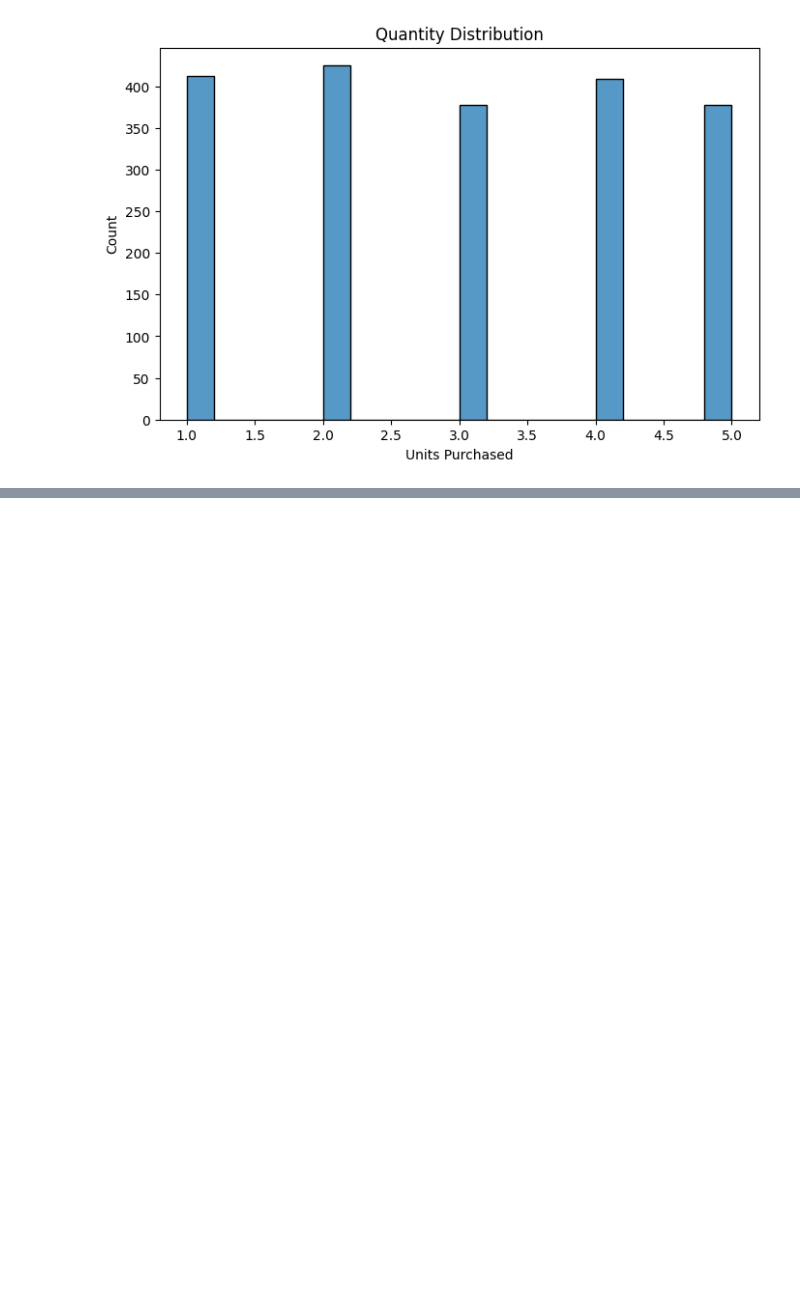
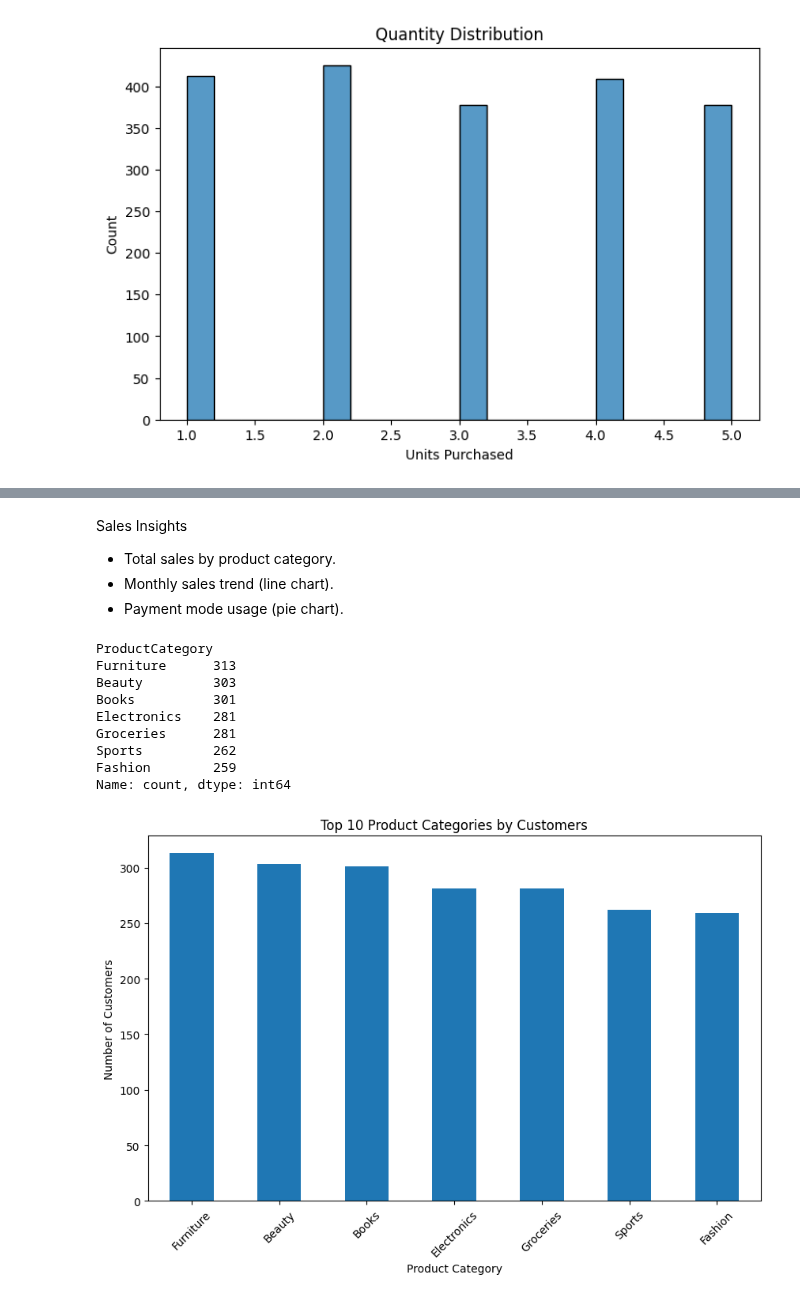
Before and after one commit to srivarsha1409/TCS-task-, a Jupyter notebook: code.ipynb, the cells around one changed output, grey strips where cells are left out. Drawn from its saved outputs; the diff is of its cells as text; code cells hidden in the pictures; blank space fills up the shorter version.

```diff
--- a/code.ipynb
+++ b/code.ipynb
@@ -243,0 +326,30 @@ plt.show()
+# %% [markdown]
+Sales Insights
+   - Total sales by product category.
+   - Monthly sales trend (line chart).
+   - Payment mode usage (pie chart).
+# %%
+
+top10_categories = df['ProductCategory'].value_counts().head(10)
+
+print(top10_categories)
+
+plt.figure(figsize=(10,6))
+top10_categories.plot(kind='bar')
+
+plt.title("Top 10 Product Categories by Customers")
+plt.xlabel("Product Category")
+plt.ylabel("Number of Customers")
+plt.xticks(rotation=45)
+plt.show()
+# %% [output]
+ProductCategory
+Furniture      313
+Beauty         303
+Books          301
+Electronics    281
+Groceries      281
+Sports         262
+Fashion        259
+Name: count, dtype: int64
+[figure, added]
```
Also changed, not shown: parts of 26 cells of this notebook.
